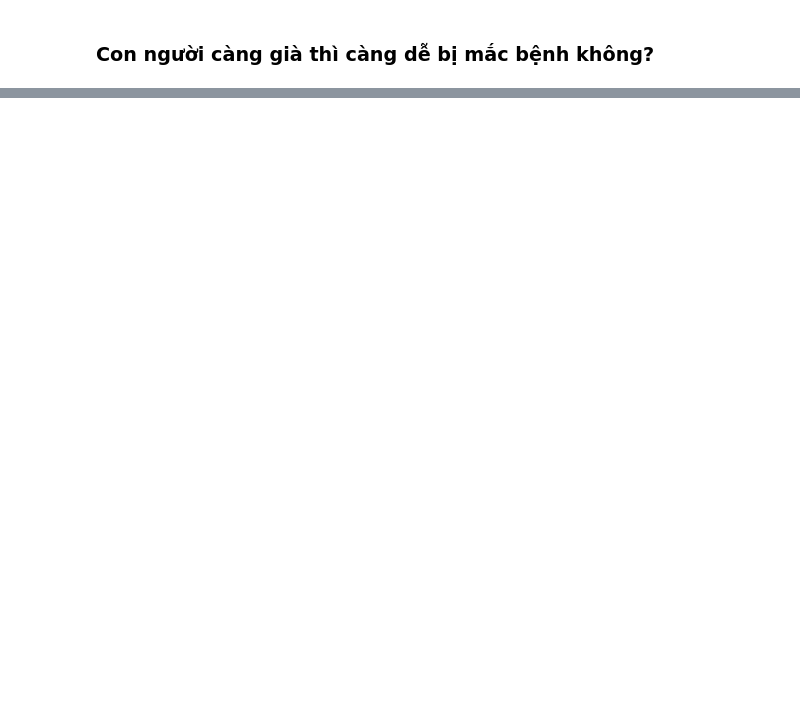
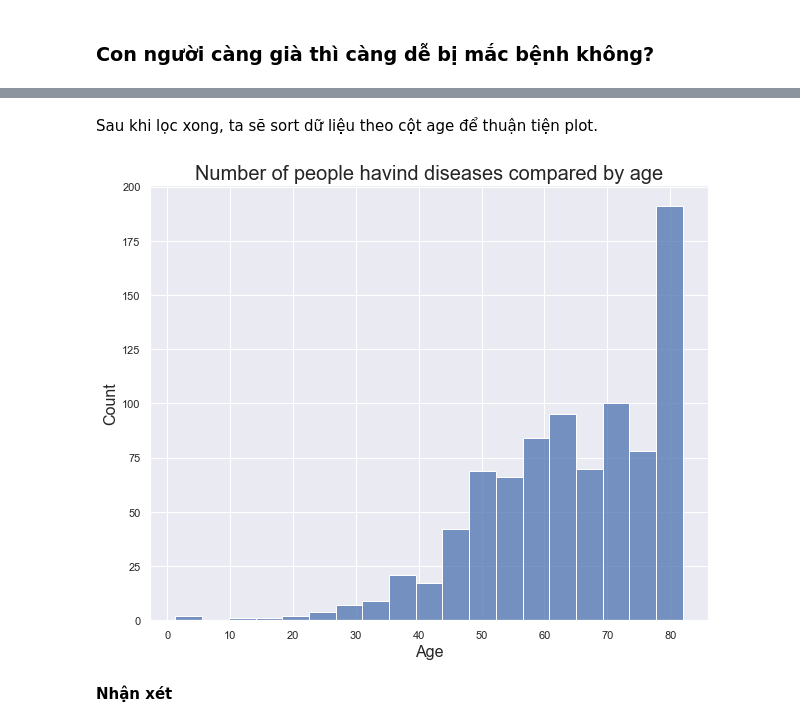
Before and after one commit to luthevy/LTKHDL_Final, a Jupyter notebook: 19127009_19127416.ipynb, the cells around one changed output, grey strips where cells are left out. Drawn from its saved outputs; the diff is of its cells as text; code cells hidden in the pictures; blank space fills up the shorter version.

```diff
--- a/19127009_19127416.ipynb
+++ b/19127009_19127416.ipynb
@@ -205,3 +220,4 @@ Theo số liệu được tính toán như trên, ta thấy tỷ lệ mắc bệ
 # %%
-sns.displot(copy_hcs_df['age']);
+has_disease_df = copy_hcs_df.loc[has_disease]
+has_disease_df.head()
 # %% [output]
@@ -208,0 +230,16 @@ sns.displot(copy_hcs_df['age']);
+# %% [markdown]
+Sau khi lọc xong, ta sẽ sort dữ liệu theo cột age để thuận tiện plot.
+# %%
+has_disease_df = has_disease_df.sort_values(by='age')
+# %%
+sns.set(style="darkgrid")
+sns.histplot(has_disease_df['age'])
+sns.set(rc={'figure.figsize':(10,8)})
+plt.title('Number of people havind diseases compared by age', fontsize=20)
+plt.xlabel('Age', fontsize=16)
+plt.ylabel('Count', fontsize=16)
+plt.show()
+# %% [output]
+[figure, added]
+# %% [markdown]
+**Nhận xét**
```
Also changed, not shown: parts of 10 cells of this notebook, 1 other file.
